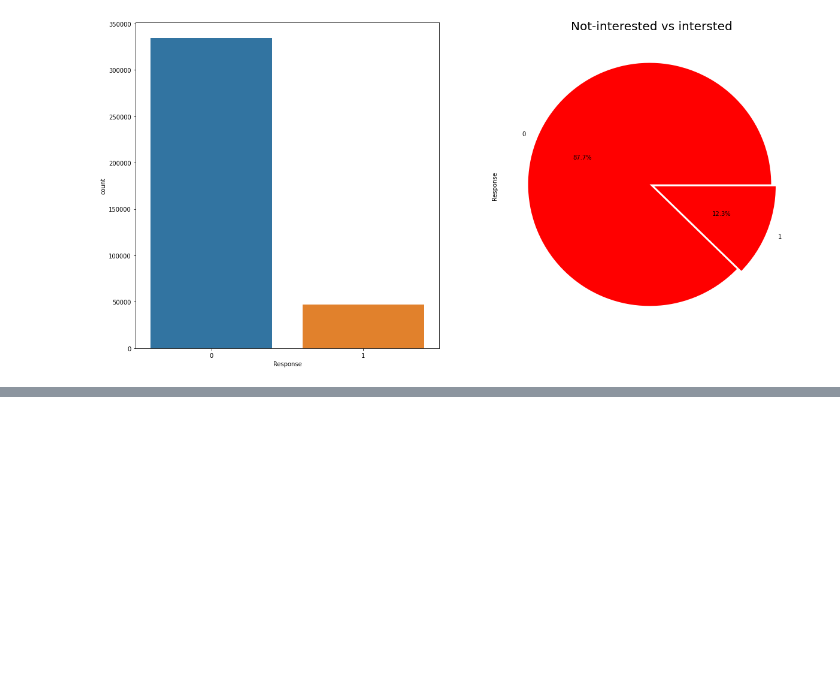
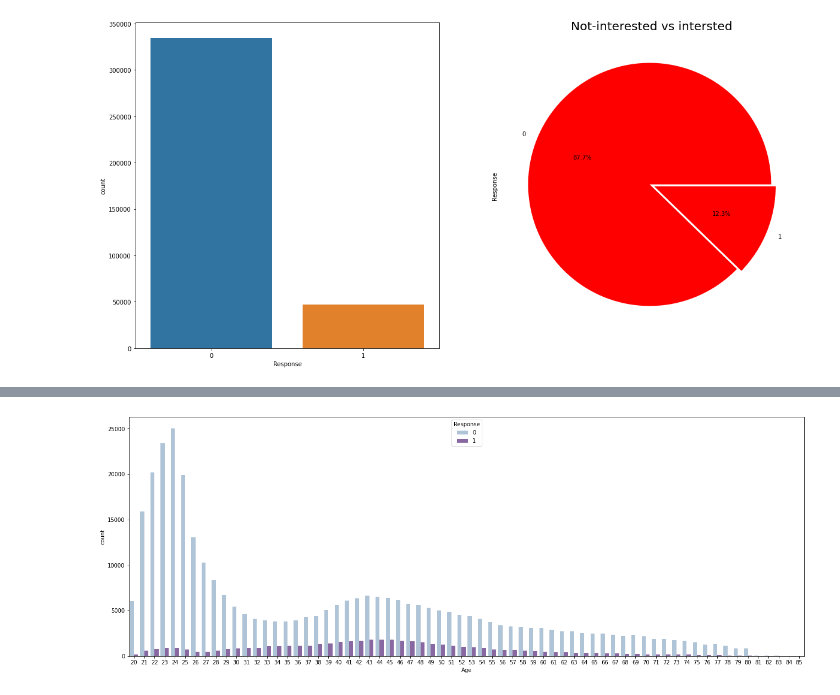
Before and after one commit to ajitpadole/HEALTH-INSURANCE-CROSS-SEAL-PREDICTION, a Jupyter notebook: HEALTH_INSURANCE_CROSS_SELL_PREDICTION.ipynb, the cells around one changed output, grey strips where cells are left out. Saved outputs shown, nothing was run; the diff lists cells and outputs as text; code cells hidden in the pictures; blank space fills up the shorter version.

```diff
--- a/HEALTH_INSURANCE_CROSS_SELL_PREDICTION.ipynb
+++ b/HEALTH_INSURANCE_CROSS_SELL_PREDICTION.ipynb
@@ -183,0 +212,6 @@ plt.show()
+# %%
+# Analysis of Age & Response
+plt.figure(figsize=(22,8))
+ax = sns.countplot(data = df , x = 'Age', palette = 'BuPu', hue = 'Response',)
+# %% [output]
+[figure, added]
```
Also changed, not shown: parts of 19 cells of this notebook.
